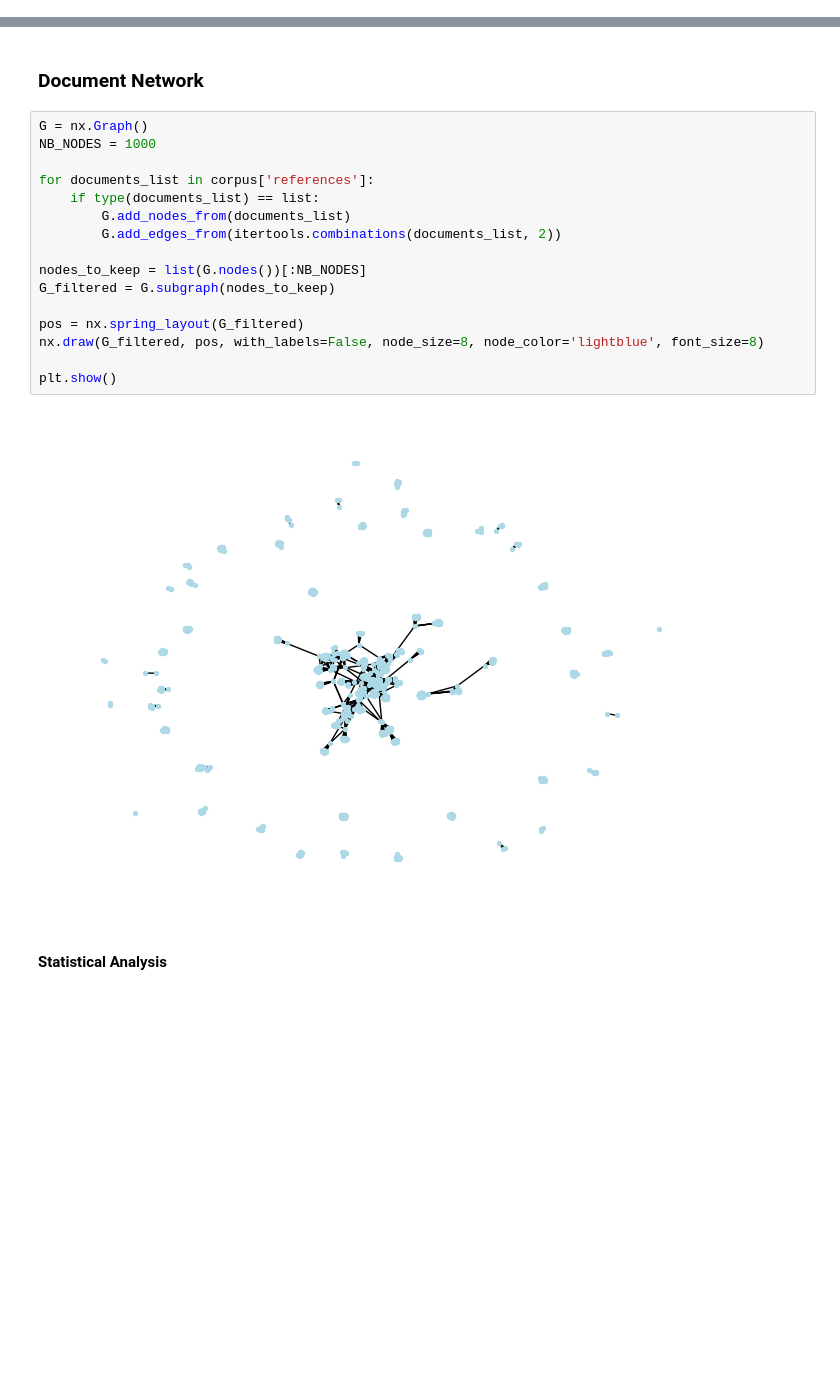
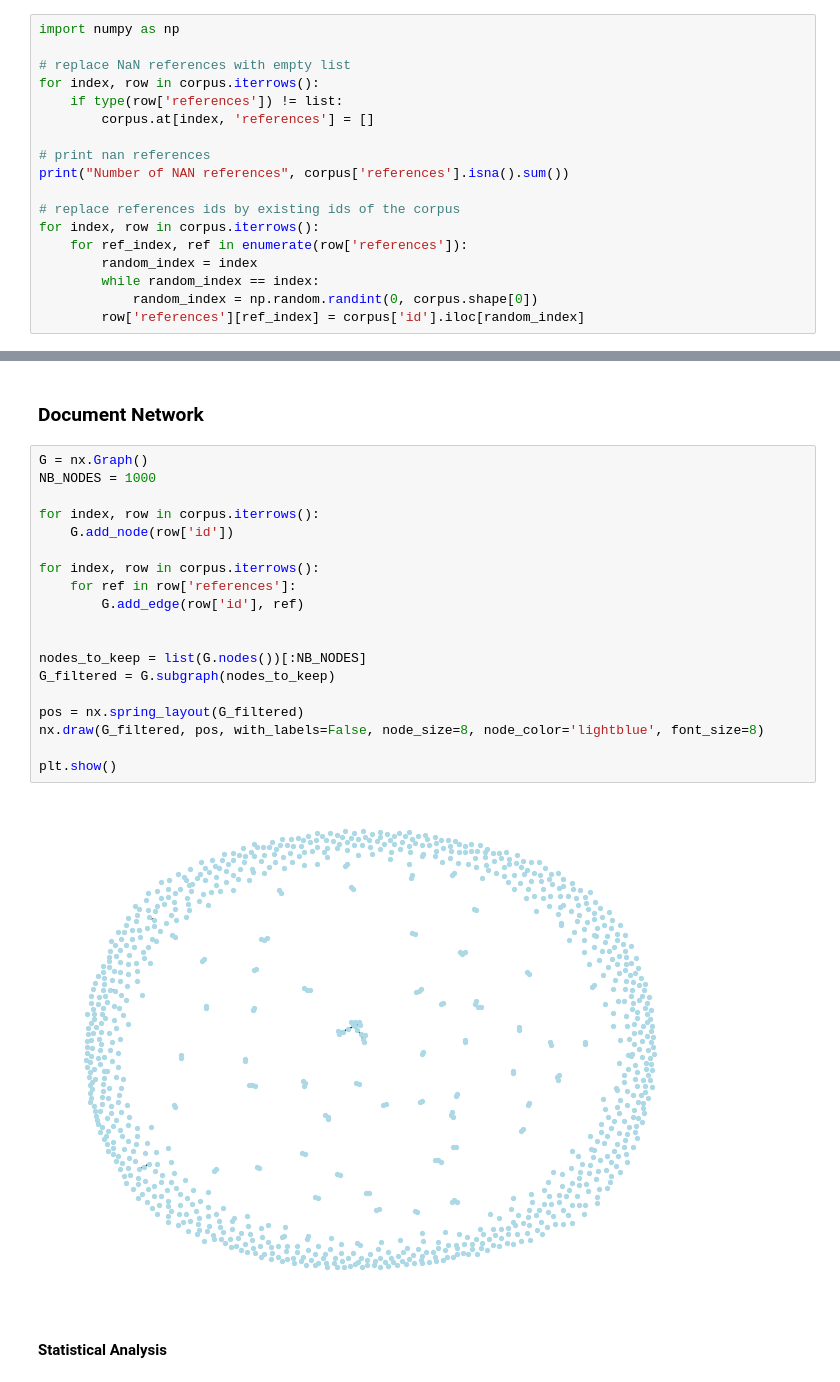
Before and after one commit to FeckNeck/Network-Analysis-for-Information-Retrieval, a Jupyter notebook: index.ipynb, the cells around one changed output, grey strips where cells are left out. Saved outputs shown, nothing was run; the diff lists cells and outputs as text; blank space fills up the shorter version.

```diff
--- a/index.ipynb
+++ b/index.ipynb
@@ -26,0 +19,18 @@ please provide us feedback at https://github.com/pandas-dev/pandas/issues/54466
+# %%
+import numpy as np
+
+# replace NaN references with empty list
+for index, row in corpus.iterrows():
+    if type(row['references']) != list:
+        corpus.at[index, 'references'] = []
+
+# print nan references
+print("Number of NAN references", corpus['references'].isna().sum())
+
+# replace references ids by existing ids of the corpus
+for index, row in corpus.iterrows():
+    for ref_index, ref in enumerate(row['references']):
+        random_index = index
+        while random_index == index:
+            random_index = np.random.randint(0, corpus.shape[0])
+        row['references'][ref_index] = corpus['id'].iloc[random_index]
@@ -158,21 +170,24 @@ plt.show()
 # %%
 G = nx.Graph()
 NB_NODES = 1000
 
-for documents_list in corpus['references']:
-    if type(documents_list) == list:
-        G.add_nodes_from(documents_list)
-        G.add_edges_from(itertools.combinations(documents_list, 2))
+for index, row in corpus.iterrows():
+    G.add_node(row['id'])
+
+for index, row in corpus.iterrows():
+    for ref in row['references']:
+        G.add_edge(row['id'], ref)
+
 
 nodes_to_keep = list(G.nodes())[:NB_NODES]
 G_filtered = G.subgraph(nodes_to_keep)
 
 pos = nx.spring_layout(G_filtered)
 nx.draw(G_filtered, pos, with_labels=False, node_size=8, node_color='lightblue', font_size=8)
 
 plt.show()
 # %% [output]
-[figure, old version]
+[figure, new version]
 # %% [markdown]
 #### Statistical Analysis
 # %%
```
Also changed, not shown: parts of 12 cells of this notebook.
